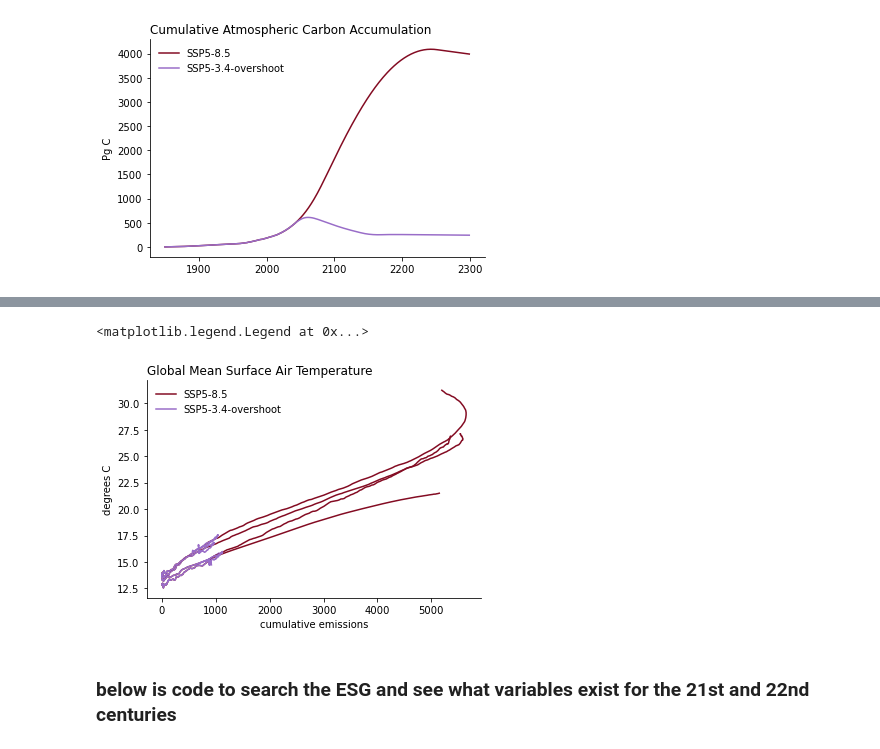
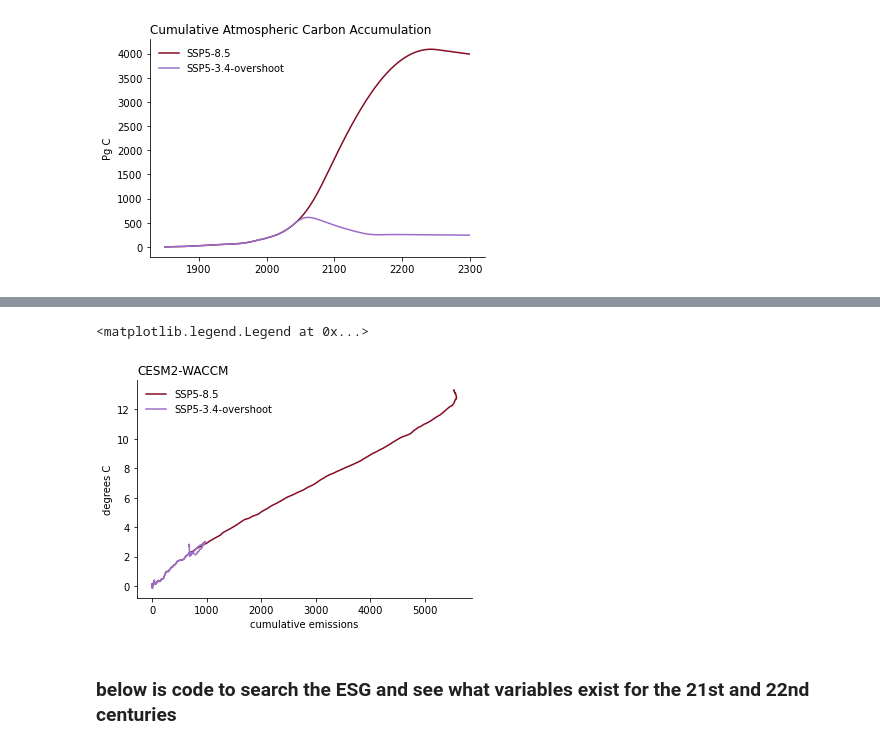
Before and after one commit to ckoven/longterm_carboncycle_three_ssps, a Jupyter notebook: longterm_carboncycle.ipynb, the cells around one changed output, grey strips where cells are left out. Saved outputs shown, nothing was run; the diff lists cells and outputs as text; code cells hidden in the pictures.

```diff
--- a/longterm_carboncycle.ipynb
+++ b/longterm_carboncycle.ipynb
@@ -18,7 +18,7 @@ exps_list = ('historical','ssp585','ssp534-over')
 vars_list = ('tas','fgco2','nbp')
 gridvars_list = ('areacella','areacello','sftlf','sftof')
 
-models_list = ('CanESM5','UVic', 'CESM2-WACCM', 'IPSL-CM6A-LR')
+models_list = ('CanESM5','UVic-ESCM', 'CESM2-WACCM', 'IPSL-CM6A-LR')
 
 globally_gridded = [True, False, True, True]
 
@@ -42,4 +42,6 @@ startyear_exps = [1850, 2015, 2040]
 endyear_exps = [2014, 2299, 2299]
 nyears_total = 2299-1850+1
 years = np.arange(nyears_total)+startyear_exps[0]
+
+years_to_average_gmst = 50
 # %%
@@ -236,9 +238,9 @@ startyear_list[model_i][exps_list.index('historical')]  = 1850
 startyear_list[model_i][exps_list.index('ssp585')]      = 2015
 startyear_list[model_i][exps_list.index('ssp534-over')] = 2040
 # %%
-### load all the files for UVic
+### gather all the files for UVic
 
-model_i = models_list.index('UVic')
+model_i = models_list.index('UVic-ESCM')
 
 file_master_list_dynamics[model_i][vars_list.index('tas')][exps_list.index('historical')] = 'tsi_hist_c3.nc'
 
@@ -606,21 +645,20 @@ plt.legend(['SSP5-8.5', 'SSP5-3.4-overshoot'], frameon=False)
 # %%
+### look at any one model on its own...
+model_i = 2
+
 ax = plt.subplot(111)
-
-for model_i in range(nmodels):
-    ax.plot(cum_emissions_pgc[0,:, model_i], tas_trajectories_2exp[model_i,0,:], color=ssp585_color)
-    ax.plot(cum_emissions_pgc[1,:, model_i], tas_trajectories_2exp[model_i,1,:], color=ssp534os_color)
-
+ax.plot(cum_emissions_pgc[0,:, model_i], tas_trajectories_2exp[model_i,0,:] - tas_trajectories_2exp[model_i,0,0:years_to_average_gmst].mean(), color=ssp585_color)
+ax.plot(cum_emissions_pgc[1,:, model_i], tas_trajectories_2exp[model_i,1,:] - tas_trajectories_2exp[model_i,0,0:years_to_average_gmst].mean(), color=ssp534os_color)
 #ax.axhline(y=0, dashes=[5,5], color='black', linewidth=1.)
 plt.ylabel('degrees C')
 plt.xlabel('cumulative emissions')
-plt.title('Global Mean Surface Air Temperature',loc='left')
-
+plt.title(models_list[model_i],loc='left')
 ax.spines['right'].set_visible(False)
 ax.spines['top'].set_visible(False)
 plt.legend(['SSP5-8.5', 'SSP5-3.4-overshoot'], frameon=False)
 # %% [output]
 <matplotlib.legend.Legend at 0x...>
-[figure, old version]
+[figure, new version]
 # %% [markdown]
 ### below is code to search the ESG and see what variables exist for the 21st and 22nd centuries
 # %%
```
Also changed, not shown: parts of 9 cells of this notebook.
